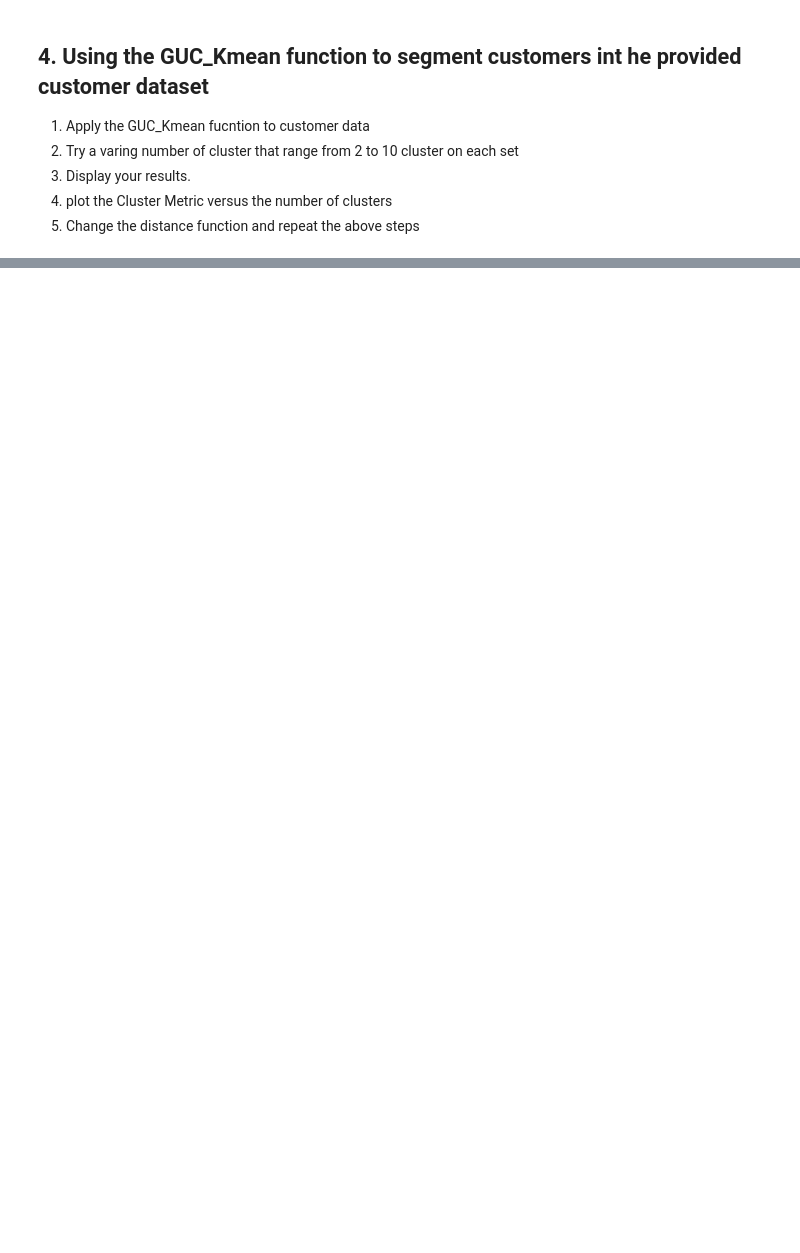
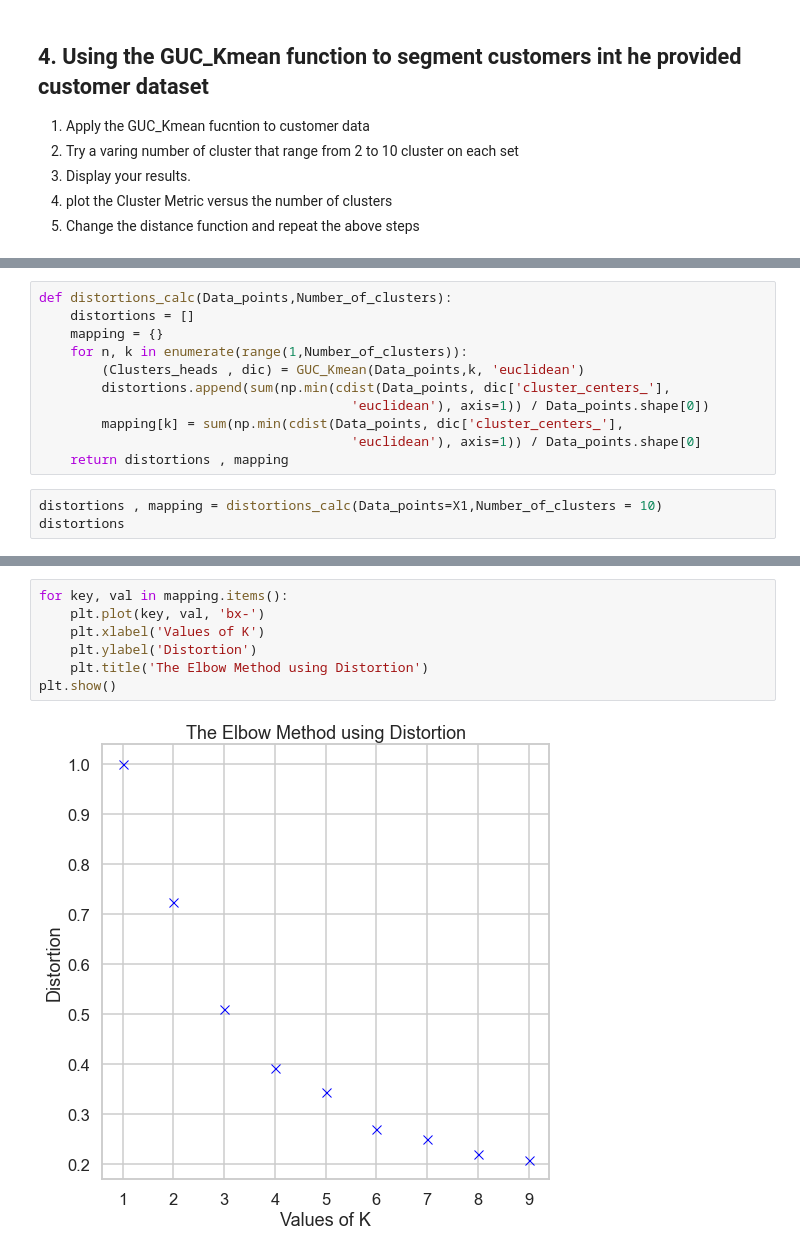
Before and after one commit to emadgamal4/Machine-Learning-Assignments, a Jupyter notebook: Assignment 1/GUC_Kmeans.ipynb, the cells around one changed output, grey strips where cells are left out. Cells and saved outputs as stored; diff of their text form; blank space fills up the shorter version.

```diff
--- a/Assignment 1/GUC_Kmeans.ipynb
+++ b/Assignment 1/GUC_Kmeans.ipynb
@@ -351,0 +352,14 @@ for n, j in enumerate(range(2,8)):
+# %%
+def distortions_calc(Data_points,Number_of_clusters):
+    distortions = []
+    mapping = {}
+    for n, k in enumerate(range(1,Number_of_clusters)):
+        (Clusters_heads , dic) = GUC_Kmean(Data_points,k, 'euclidean')
+        distortions.append(sum(np.min(cdist(Data_points, dic['cluster_centers_'],
+                                        'euclidean'), axis=1)) / Data_points.shape[0])
+        mapping[k] = sum(np.min(cdist(Data_points, dic['cluster_centers_'],
+                                        'euclidean'), axis=1)) / Data_points.shape[0]
+    return distortions , mapping
+# %%
+distortions , mapping = distortions_calc(Data_points=X1,Number_of_clusters = 10)
+distortions
@@ -351,0 +376,9 @@ for n, j in enumerate(range(2,8)):
+# %%
+for key, val in mapping.items():
+    plt.plot(key, val, 'bx-')
+    plt.xlabel('Values of K')
+    plt.ylabel('Distortion')
+    plt.title('The Elbow Method using Distortion')
+plt.show()
+# %% [output]
+[figure, added]
```
Also changed, not shown: parts of 9 cells of this notebook.
